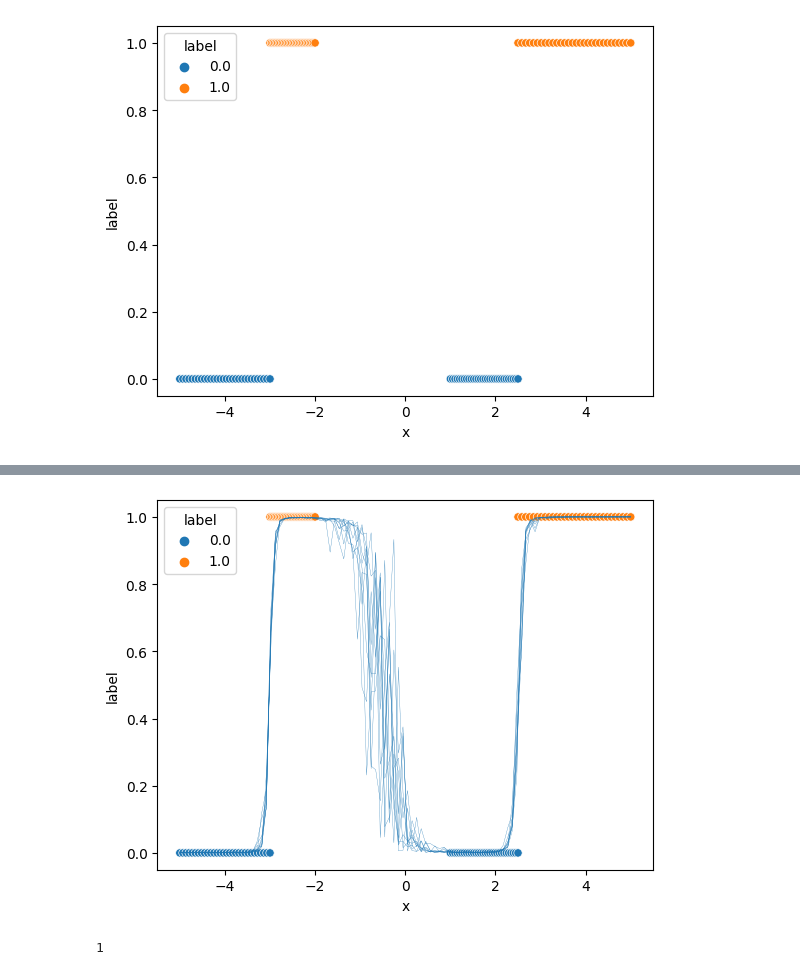
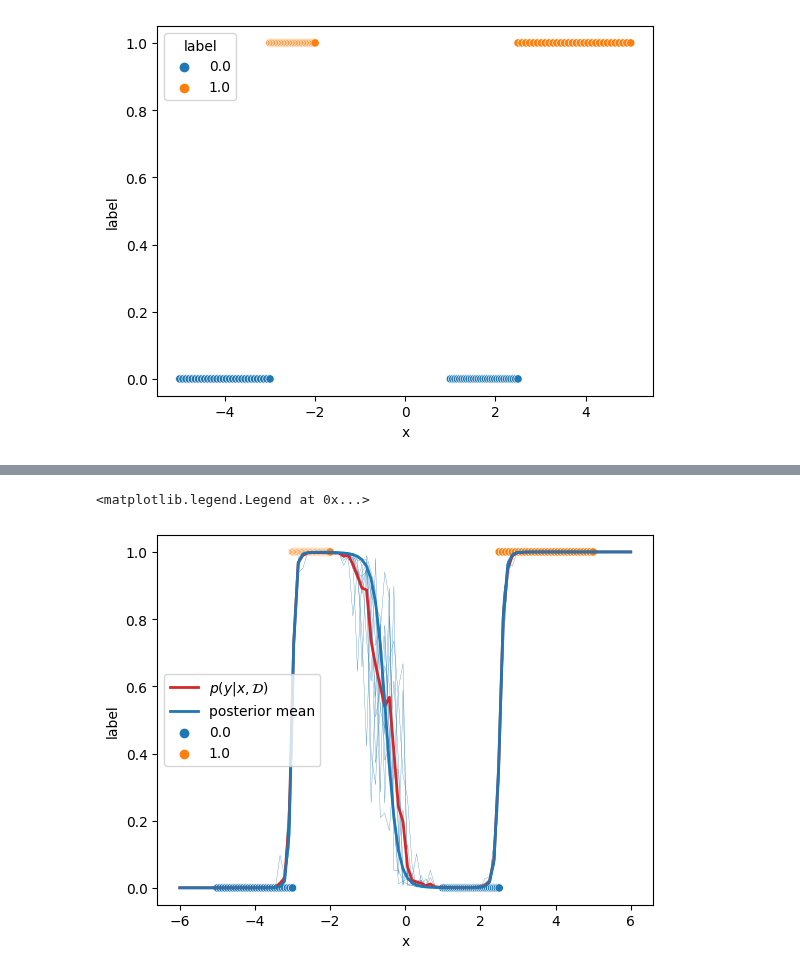
Before and after one commit to Leonid-Erlygin/seminars, a Jupyter notebook: spring_2025/seminar_ue_en.ipynb, the cells around one changed output, grey strips where cells are left out. Saved outputs shown, nothing was run; the diff lists cells and outputs as text; code cells hidden in the pictures.

```diff
--- a/spring_2025/seminar_ue_en.ipynb
+++ b/spring_2025/seminar_ue_en.ipynb
@@ -19,20 +72,16 @@ from torch.optim.lr_scheduler import OneCycleLR
 import math
 
 # Genetate toy data
-end_points = {
-    0: [[-5, -3], [1, 2.5]],
-              1: [[-3, -2], [2.5, 5]]
-}
+end_points = {0: [[-5, -3], [1, 2.5]], 1: [[-3, -2], [2.5, 5]]}
 data = []
 num_points_per_interval = 30
 for class_id, intervals in end_points.items():
     for interval in intervals:
         xs = np.linspace(*interval, num_points_per_interval)
         ys = np.array([class_id] * num_points_per_interval)
-        data.append(np.concatenate([xs[:,np.newaxis], ys[:,np.newaxis]], axis=1))
+        data.append(np.concatenate([xs[:, np.newaxis], ys[:, np.newaxis]], axis=1))
 data = np.concatenate(data, axis=0)
-data_to_vis = {"x": data[:,0],
-               "label": data[:,1]}
+data_to_vis = {"x": data[:, 0], "label": data[:, 1]}
 sns.scatterplot(data=data_to_vis, x="x", y="label", hue="label")
 # %% [output]
 <AxesSubplot:xlabel='x', ylabel='label'>
@@ -97,22 +151,34 @@ for t in range(epochs):
 # %%
 import matplotlib.pyplot as plt
 
-x_test = torch.linspace(-5, 5, 100)[:,None]
-x_test_norm = (x_test - torch.min(x))/(torch.max(x) - torch.min(x))
+x_test = torch.linspace(-6, 6, 100, device=device)[:, None]
+x_test_norm = (x_test - torch.min(x)) / (torch.max(x) - torch.min(x))
 num_sample = 10
 
-data_to_vis = {"x": data[:,0],
-               "label": data[:,1]}
+data_to_vis = {"x": data[:, 0], "label": data[:, 1]}
 sns.scatterplot(data=data_to_vis, x="x", y="label", hue="label")
 
+p_preds = []
 for _ in range(num_sample):
-    #model.eval()
     model.train()
-    p_pred = model(x_test_norm)
-    plt.plot(x_test[:,0], p_pred[:,0].detach().numpy(), color="tab:blue", linewidth=0.2)
+    p_pred = model(x_test_norm)[:, 0].detach().cpu().numpy()
+    p_preds.append(p_pred[:, None])
+    plt.plot(x_test[:, 0].cpu(), p_pred, color="tab:blue", linewidth=0.2)
+
+p_preds = np.concatenate(p_preds, axis=1)
+x_test = x_test[:, 0].cpu()
+plt.plot(
+    x_test,
+    np.mean(p_preds, axis=1),
+    color="tab:red",
+    linewidth=2,
+    label="$p(y|x, \mathcal{D})$",
+)
+
+model.eval()
+p_pred_mean = model(x_test_norm)[:, 0].cpu().detach().numpy()
+plt.plot(x_test, p_pred_mean, color="tab:blue", linewidth=2, label="posterior mean")
+plt.legend()
 # %% [output]
+<matplotlib.legend.Legend at 0x...>
-[figure, old version]
+[figure, new version]
-# %%
-1
-# %% [output]
-1
```
Also changed, not shown: parts of 35 cells of this notebook, 1 other file.
